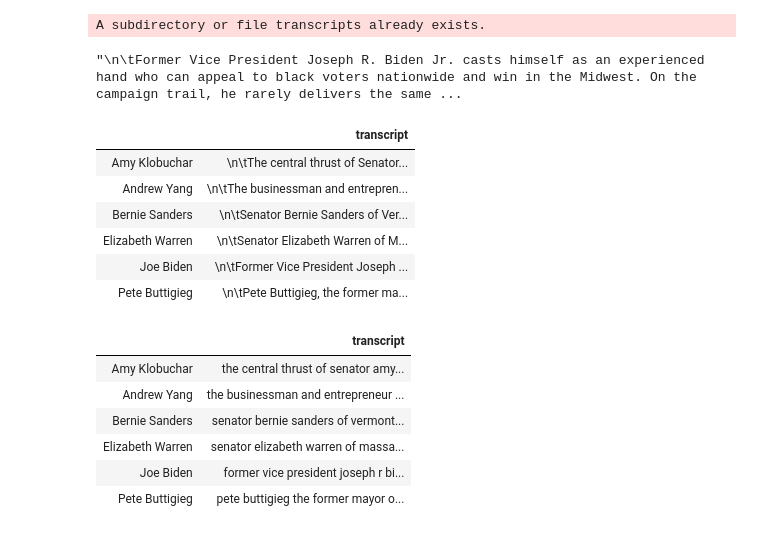
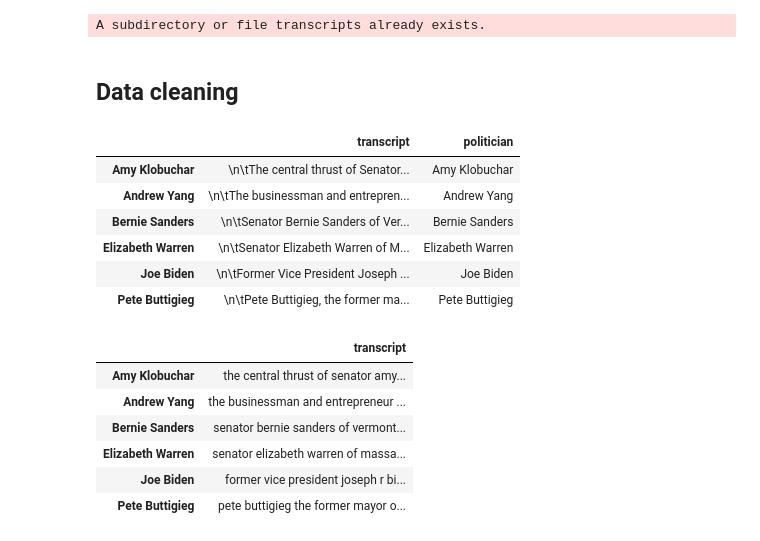
Before and after one commit to WSHuusfeldt/PythonSem4Eksamen, a Jupyter notebook: test.ipynb, the cells around one changed output. Drawn from its saved outputs; the diff is of its cells as text; code cells hidden in the pictures.

```diff
--- a/test.ipynb
+++ b/test.ipynb
@@ -11,7 +13,8 @@ urls = [
     "https://www.nytimes.com/interactive/2020/01/31/us/politics/elizabeth-warren-campaign-speech.html",
     "https://www.nytimes.com/interactive/2020/01/31/us/politics/andrew-yang-campaign-speech.html"]
 
-def url_to_transcript(url):
+
+def url_to_transcript_nytimes(url):
     r =  requests.get(url)
     soup = bs4.BeautifulSoup(r.text, "html.parser")
     content = soup.find_all('p', attrs={'class': 'g-body'})
@@ -23,7 +26,7 @@ def url_to_transcript(url):
 democrats = ["Pete Buttigieg", "Joe Biden", "Amy Klobuchar", "Bernie Sanders", "Elizabeth Warren", "Andrew Yang"]
 # %%
 # Requests to transcripts
-transcripts = [url_to_transcript(u) for u in urls]
+transcripts = [url_to_transcript_nytimes(u) for u in urls]
 # %%
 # Pickle for later use
 !mkdir transcripts
@@ -32,17 +35,14 @@ for i, c in enumerate(democrats):
         pickle.dump(transcripts[i], file)
 # %% [output]
 A subdirectory or file transcripts already exists.
+# %% [markdown]
+## Data cleaning
 # %%
 # Read pickle for use
 data = {}
 for i, c in enumerate(democrats):
     with open("transcripts/" + c + ".txt", "rb") as file:
         data[c] = pickle.load(file)
-# %%
-#Check if it's usable data
-data['Joe Biden'][:]
-# %% [output]
-"\n\tFormer Vice President Joseph R. Biden Jr. casts himself as an experienced hand who can appeal to black voters nationwide and win in the Midwest. On the campaign trail, he rarely delivers the same ...
 # %%
 # Combines the text
 def combine_text(list_of_text):
@@ -55,21 +54,23 @@ data_combined = {key: [combine_text(value)] for (key, value) in data.items()}
 # %%
 # Data is put in a pandas dataframe, this form is called Corpus
 
 import pandas as pd
 pd.set_option('max_colwidth',150)
+democrats.sort()
 
 df = pd.DataFrame.from_dict(data_combined).transpose()
 df.columns = ['transcript']
 df = df.sort_index()
+df['politician'] = democrats
 df
 # %% [output]
-|  | transcript |
-| Amy Klobuchar | \n\tThe central thrust of Senator... |
-| Andrew Yang | \n\tThe businessman and entrepren... |
-| Bernie Sanders | \n\tSenator Bernie Sanders of Ver... |
-| Elizabeth Warren | \n\tSenator Elizabeth Warren of M... |
-| Joe Biden | \n\tFormer Vice President Joseph ... |
-| Pete Buttigieg | \n\tPete Buttigieg, the former ma... |
+|  | transcript | politician |
+| Amy Klobuchar | \n\tThe central thrust of Senator... | Amy Klobuchar |
+| Andrew Yang | \n\tThe businessman and entrepren... | Andrew Yang |
+| Bernie Sanders | \n\tSenator Bernie Sanders of Ver... | Bernie Sanders |
+| Elizabeth Warren | \n\tSenator Elizabeth Warren of M... | Elizabeth Warren |
+| Joe Biden | \n\tFormer Vice President Joseph ... | Joe Biden |
+| Pete Buttigieg | \n\tPete Buttigieg, the former ma... | Pete Buttigieg |
 # %%
 import re
 import string
```
Also changed, not shown: parts of 35 cells of this notebook.
